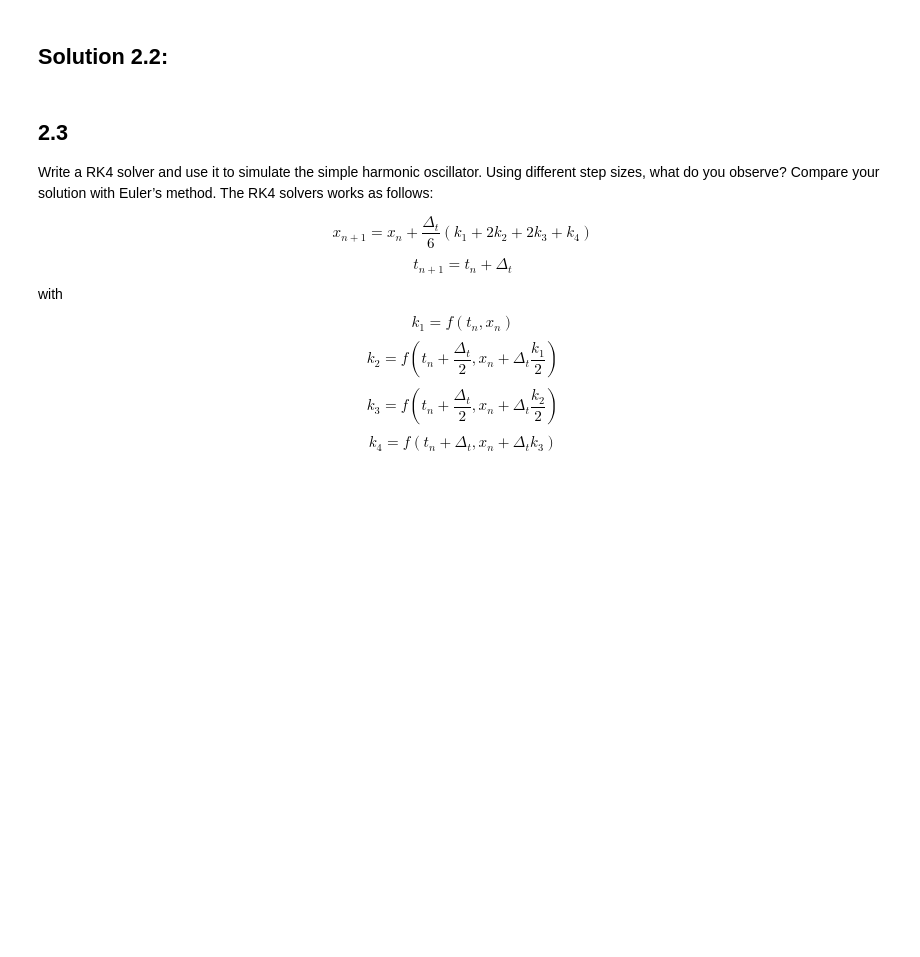
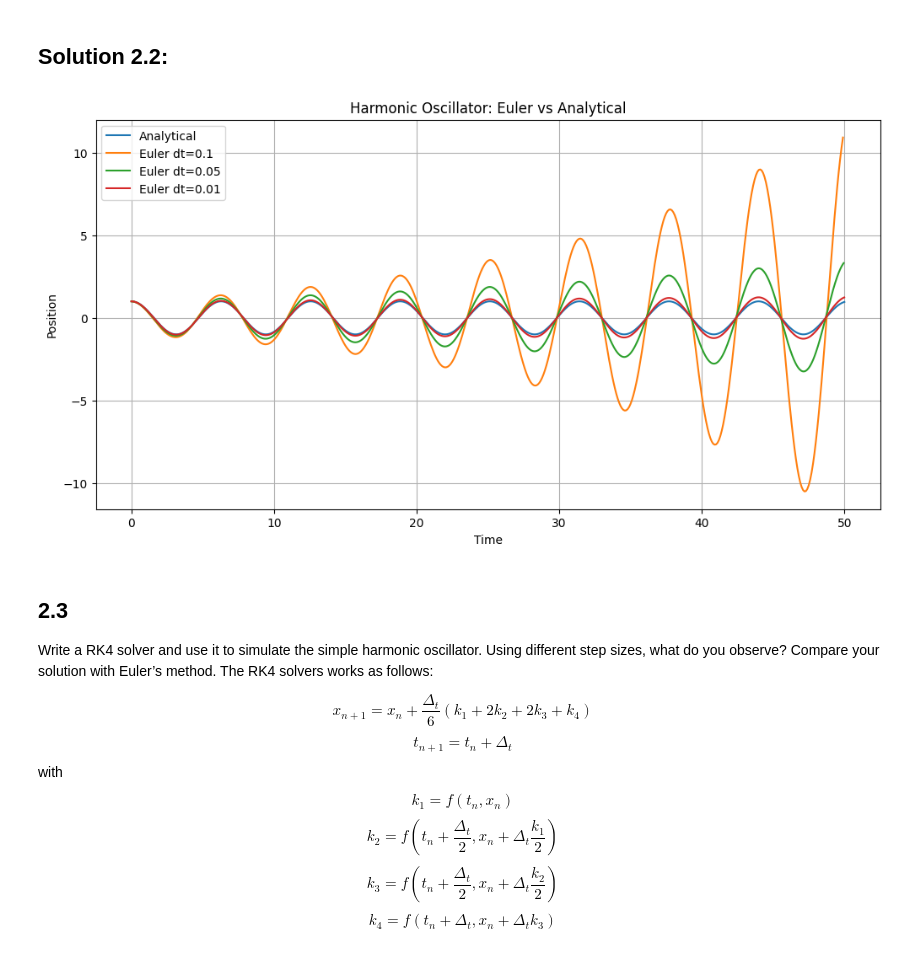
Before and after one commit to TejasDharmale/complex-adaptive-systems, a Jupyter notebook: CAS_Assignment_2.ipynb, the cells around one changed output. Drawn from its saved outputs; the diff is of its cells as text; code cells hidden in the pictures; blank space fills up the shorter version.

```diff
--- a/CAS_Assignment_2.ipynb
+++ b/CAS_Assignment_2.ipynb
@@ -92,10 +113,13 @@ Comment on what you see, and explain your observations.
 def simple_harmonic_oscillator(X, k):
     """
     Simple harmonic oscillator model
+
     X: state vector [x, xdot]
-    w2: omega
+    k: spring constant
     """
-    return #YOUR ANSWER HERE
+    x, xdot = X[0], X[1]
+
+    return jnp.array([xdot, -k * x])
 # %%
 def euler(f, x, t, dt):
     """
@@ -122,0 +146,42 @@ def get_euler(f, dt):
+# %%
+def simple_harmonic_oscillator(X, k):
+    x, xdot = X
+    return jnp.array([xdot, -k * x])
+
+def euler_step(f, dt):
+    def step(x, t):
+        x_next = x + dt * f(x, t)
+        return x_next, x_next
+    return step
+
+k = 1.0
+init_state = jnp.array([1.0, 0.0])
+t_max = 50.0
+
+f_sho = lambda X, t: simple_harmonic_oscillator(X, k)
+
+# Analytical
+t_fine = jnp.linspace(0, t_max, 5000)
+x_analytical = jnp.cos(t_fine)
+
+plt.figure(figsize=(12, 6))
+plt.plot(t_fine, x_analytical, label="Analytical")
+
+# Euler + lax.scan
+for dt in [0.1, 0.05, 0.01]:
+    t = jnp.arange(0, t_max, dt)
+    _, trajectory = jax.lax.scan(
+        euler_step(f_sho, dt),
+        init_state,
+        t
+    )
+    plt.plot(t, trajectory[:, 0], label=f"Euler dt={dt}")
+
+plt.xlabel("Time")
+plt.ylabel("Position")
+plt.title("Harmonic Oscillator: Euler vs Analytical")
+plt.legend()
+plt.grid()
+plt.show()
+# %% [output]
+[figure, added]
```
Also changed, not shown: parts of 11 cells of this notebook.
